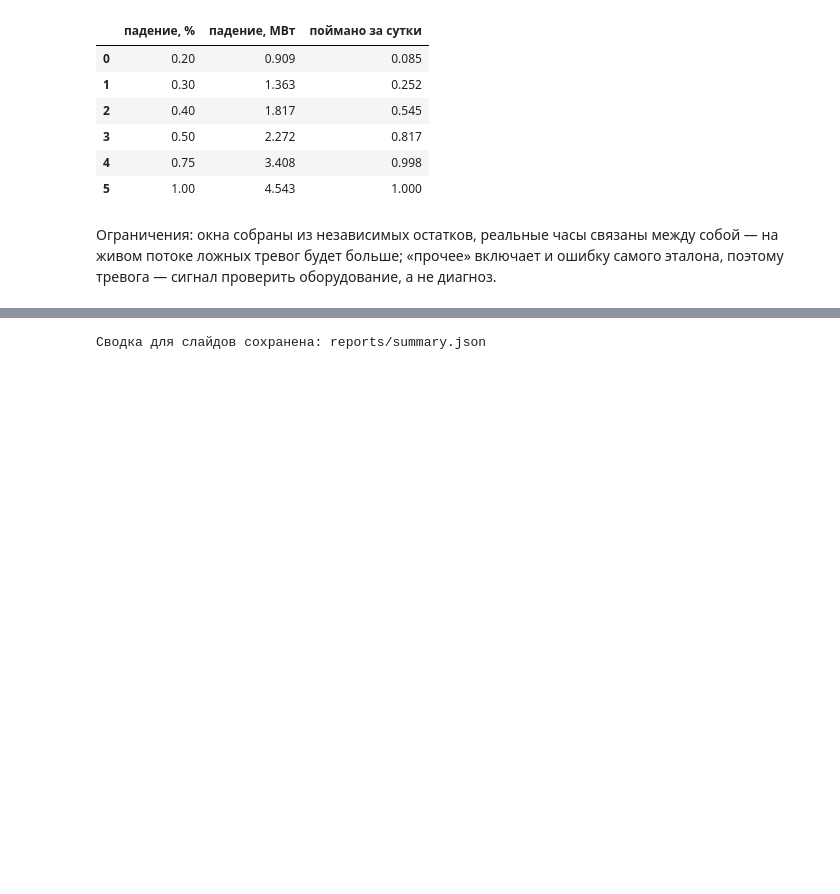
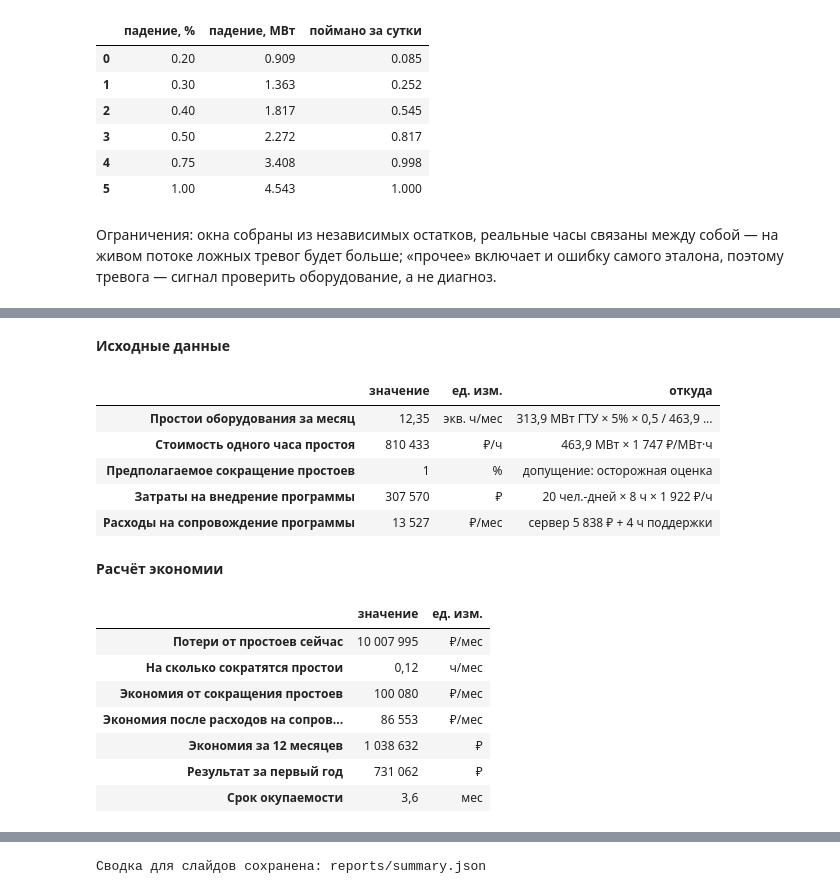
Before and after one commit to eFoggye/etalon-pgu, a Jupyter notebook: notebooks/research.ipynb, the cells around one changed output, grey strips where cells are left out. Cells and saved outputs as stored; diff of their text form; code cells hidden in the pictures; blank space fills up the shorter version.

```diff
--- a/notebooks/research.ipynb
+++ b/notebooks/research.ipynb
@@ -769,0 +898,56 @@ display(grid)
+# %%
+from dataclasses import asdict, replace
+
+from powerplant.economics import (
+    PlantAssumptions, breakeven_reduction, cumulative_result, downtime_economics, vacuum_loss_profile,
+)
+
+PRICE = config.PRICE_RUB_PER_MWH
+plant = PlantAssumptions()
+inputs = plant.to_inputs()
+result = downtime_economics(inputs)
+
+
+def money(value: float) -> str:
+    return f"{value:,.0f}".replace(",", " ")
+
+
+display(Markdown("**Исходные данные**"))
+display(pd.DataFrame({
+    "значение": [ru(inputs.downtime_hours_per_month), money(inputs.cost_per_hour_rub),
+                 ru(inputs.reduction_share * 100, 0), money(inputs.implementation_rub),
+                 money(inputs.support_rub_per_month)],
+    "ед. изм.": ["экв. ч/мес", "₽/ч", "%", "₽", "₽/мес"],
+    "откуда": [f"{ru(plant.gas_turbines_mw, 1)} МВт ГТУ × {plant.fouling_loss_at_8000h:.0%} × {ru(plant.average_loss_ratio, 1)} / {ru(plant.plant_mw, 1)} МВт × 730 ч",
+               f"{ru(plant.plant_mw, 1)} МВт × {money(PRICE)} ₽/МВт·ч",
+               "допущение: осторожная оценка",
+               f"{plant.implementation_person_days:g} чел.-дней × 8 ч × {money(plant.hourly_rate_rub())} ₽/ч",
+               f"сервер {money(plant.server_rub_per_month)} ₽ + {plant.support_hours_per_month:g} ч поддержки"],
+}, index=["Простои оборудования за месяц", "Стоимость одного часа простоя", "Предполагаемое сокращение простоев",
+          "Затраты на внедрение программы", "Расходы на сопровождение программы"]))
+display(Markdown("**Расчёт экономии**"))
+display(pd.DataFrame({"значение": [money(result.loss_rub_per_month), ru(result.hours_saved_per_month),
+                                   money(result.saving_rub_per_month), money(result.net_saving_rub_per_month),
+                                   money(result.net_saving_rub_per_year), money(result.first_year_result_rub),
+                                   ru(result.payback_months, 1)],
+                      "ед. изм.": ["₽/мес", "ч/мес", "₽/мес", "₽/мес", "₽", "₽", "мес"]},
+                     index=["Потери от простоев сейчас", "На сколько сократятся простои",
+                            "Экономия от сокращения простоев", "Экономия после расходов на сопровождение",
+                            "Экономия за 12 месяцев", "Результат за первый год", "Срок окупаемости"]))
+# %% [output]
+**Исходные данные**
+|  | значение | ед. изм. | откуда |
+| Простои оборудования за месяц | 12,35 | экв. ч/мес | 313,9 МВт ГТУ × 5% × 0,5 / 463,9 ... |
+| Стоимость одного часа простоя | 810 433 | ₽/ч | 463,9 МВт × 1 747 ₽/МВт·ч |
+| Предполагаемое сокращение простоев | 1 | % | допущение: осторожная оценка |
+| Затраты на внедрение программы | 307 570 | ₽ | 20 чел.-дней × 8 ч × 1 922 ₽/ч |
+| Расходы на сопровождение программы | 13 527 | ₽/мес | сервер 5 838 ₽ + 4 ч поддержки |
+**Расчёт экономии**
+|  | значение | ед. изм. |
+| Потери от простоев сейчас | 10 007 995 | ₽/мес |
+| На сколько сократятся простои | 0,12 | ч/мес |
+| Экономия от сокращения простоев | 100 080 | ₽/мес |
+| Экономия после расходов на сопров... | 86 553 | ₽/мес |
+| Экономия за 12 месяцев | 1 038 632 | ₽ |
+| Результат за первый год | 731 062 | ₽ |
+| Срок окупаемости | 3,6 | мес |
```
Also changed, not shown: parts of 22 cells of this notebook, 13 other files.
